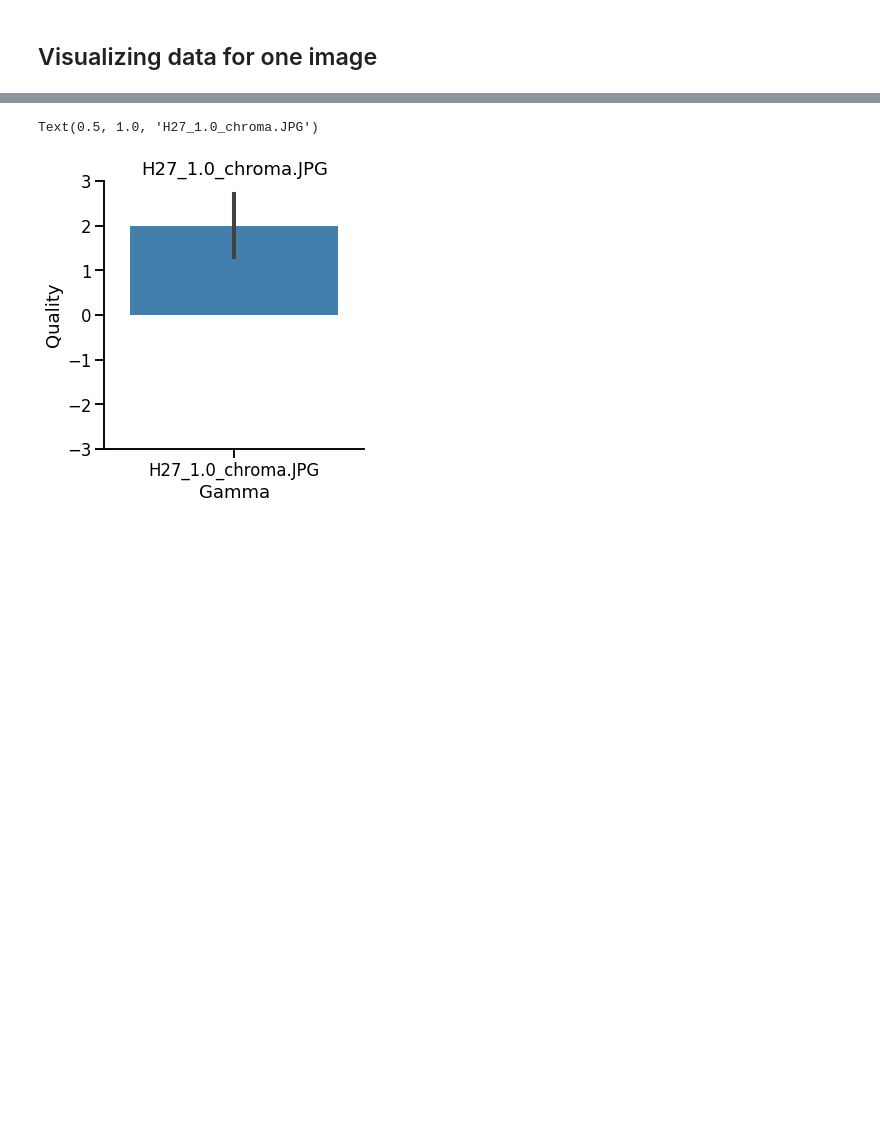
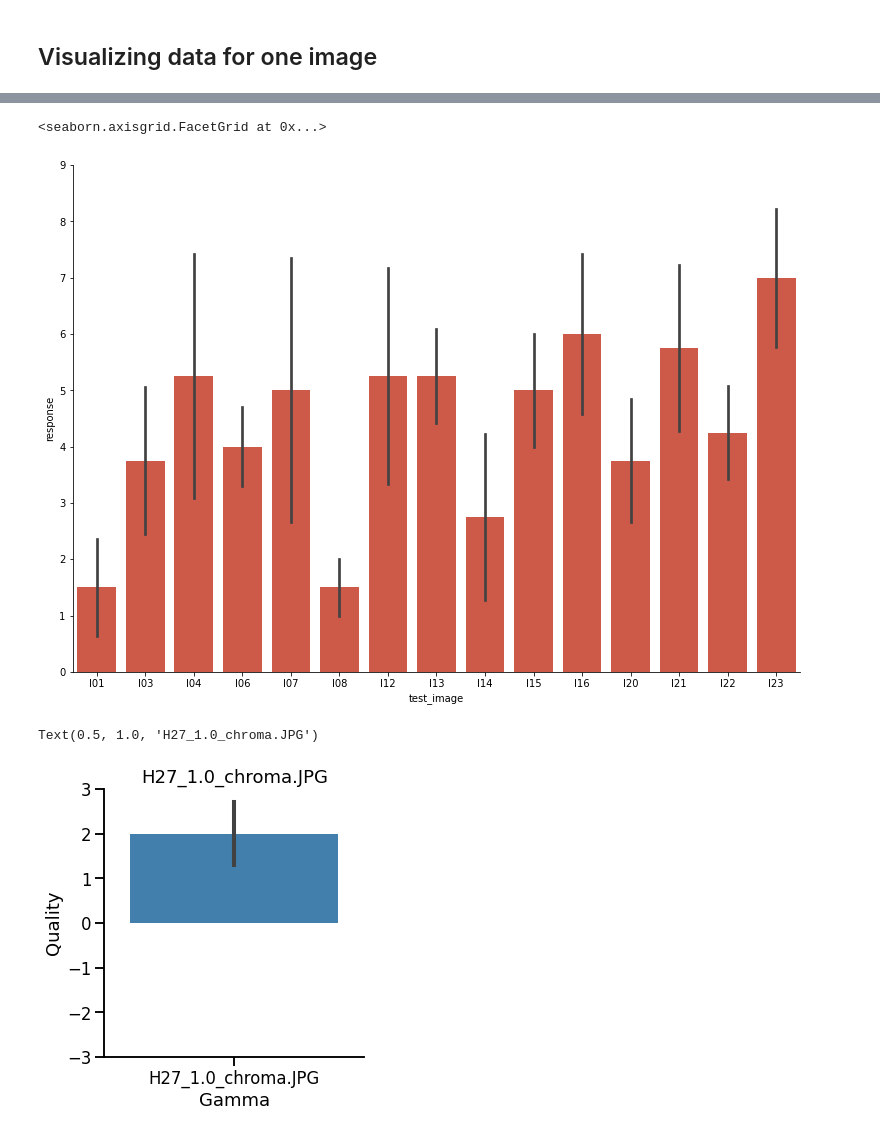
Before and after one commit to Thrrym/PerceptionAndImageQuality, a Jupyter notebook: analysis/analysis.ipynb, the cells around one changed output, grey strips where cells are left out. Saved outputs shown, nothing was run; the diff lists cells and outputs as text; code cells hidden in the pictures; blank space fills up the shorter version.

```diff
--- a/analysis/analysis.ipynb
+++ b/analysis/analysis.ipynb
@@ -201,3 +245,20 @@ g.set(ylim = (0, 9))
+# %%
+### barplot aggregated by k
+## we call the function catplot() (cat: categorical)
+#fig, ax = plt.subplots()
+#fig, ax = plt.subplots()
+# the size of A4 paper
+#fig.set_size_inches(11.7, 8.27)
+#sns.set(rc={'figure.figsize':(28,10)})
+
+g = sns.catplot(
+    x='test_image', y='response', data=df_modern,
+    kind='bar', ci='sd', color='#e34a33')
+g.fig.set_size_inches(11.7, 8.27)
+g.set(ylim = (0,9))
+# %% [output]
+<seaborn.axisgrid.FacetGrid at 0x...>
+[figure, added]
 # %%
 ### barplot aggregated by g
 g = sns.catplot(x='test_image', y='response', data=d, kind='bar', color='#3182bd',
```
Also changed, not shown: parts of 7 cells of this notebook.
